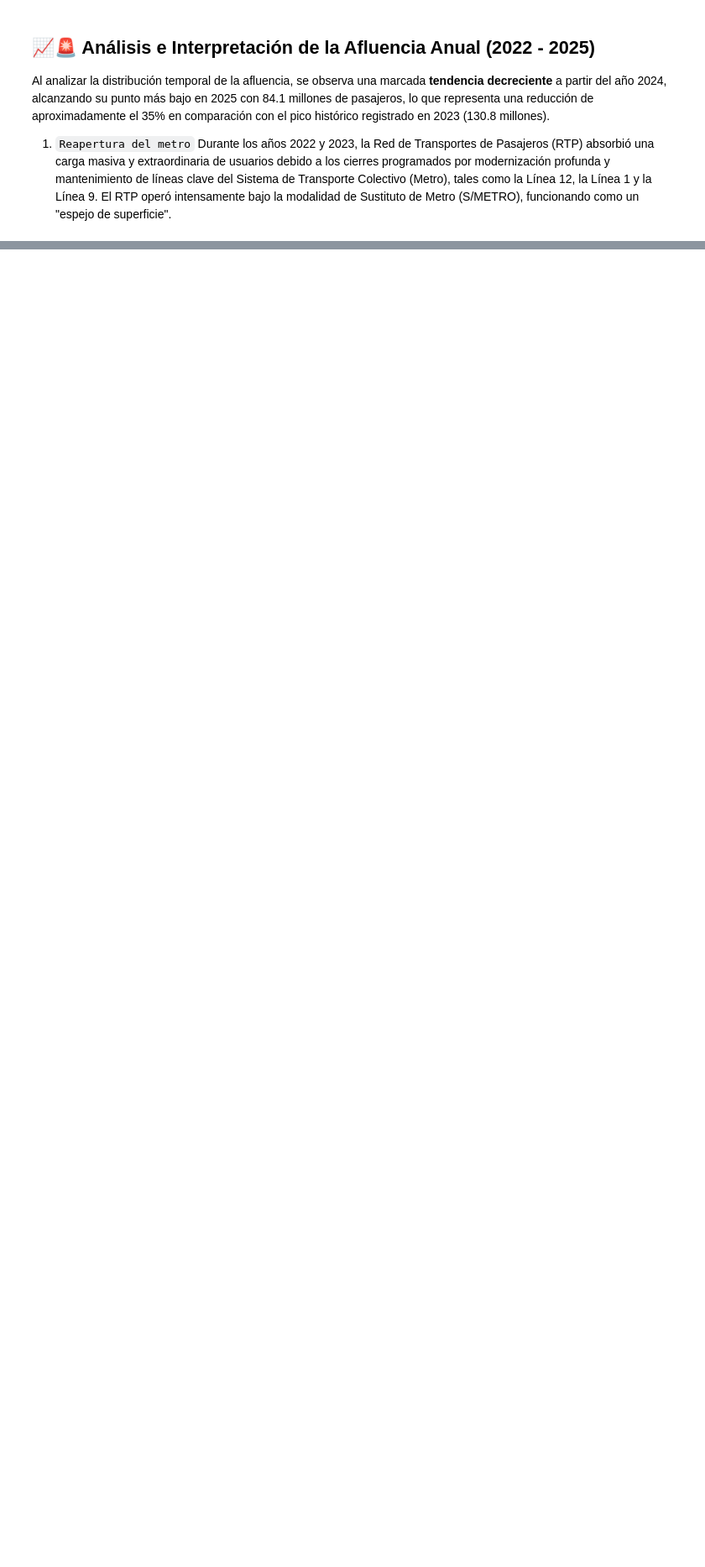
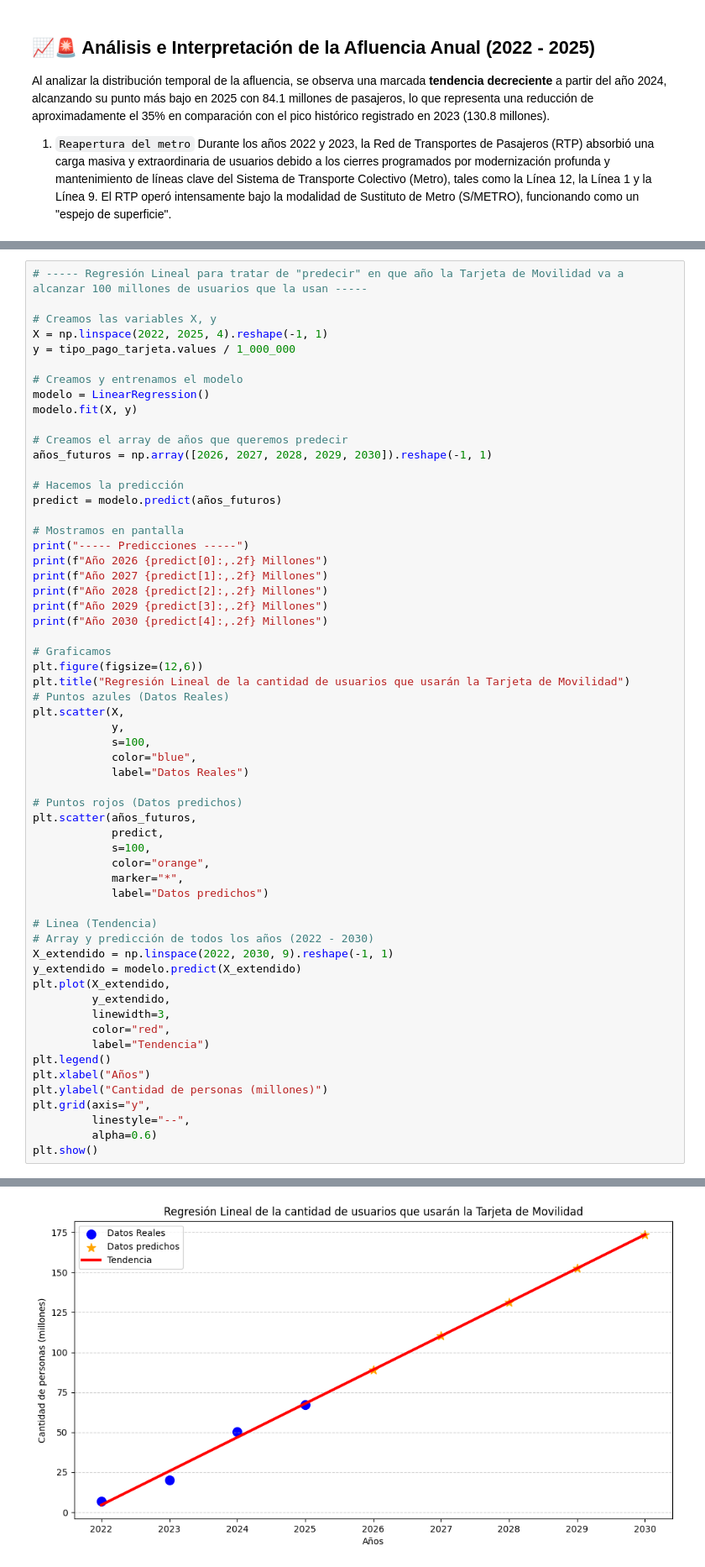
Before and after one commit to K4lilinuxX/CDMX, a Jupyter notebook: RTP-CDMX/afluencia_rtp_cdmx.ipynb, the cells around one changed output, grey strips where cells are left out. Shown at 84% size. Cells and saved outputs as stored; diff of their text form; blank space fills up the shorter version.

Commit message:
Hice una Regresión Lineal para tratar de "predecir" en que año la Tarjeta de Movilidad va a alcanzar 100 millones de usuarios que la usan

```diff
--- a/RTP-CDMX/afluencia_rtp_cdmx.ipynb
+++ b/RTP-CDMX/afluencia_rtp_cdmx.ipynb
@@ -350,3 +350,63 @@ Name: afluencia, dtype: float64
 Name: afluencia, dtype: float64
 <matplotlib.legend.Legend at 0x...>
 [figure]
+# %%
+# ----- Regresión Lineal para tratar de "predecir" en que año la Tarjeta de Movilidad va a alcanzar 100 millones de usuarios que la usan -----
+
+# Creamos las variables X, y
+X = np.linspace(2022, 2025, 4).reshape(-1, 1)
+y = tipo_pago_tarjeta.values / 1_000_000
+
+# Creamos y entrenamos el modelo
+modelo = LinearRegression()
+modelo.fit(X, y)
+
+# Creamos el array de años que queremos predecir
+años_futuros = np.array([2026, 2027, 2028, 2029, 2030]).reshape(-1, 1)
+
+# Hacemos la predicción
+predict = modelo.predict(años_futuros)
+
+# Mostramos en pantalla
+print("----- Predicciones -----")
+print(f"Año 2026 {predict[0]:,.2f} Millones")
+print(f"Año 2027 {predict[1]:,.2f} Millones")
+print(f"Año 2028 {predict[2]:,.2f} Millones")
+print(f"Año 2029 {predict[3]:,.2f} Millones")
+print(f"Año 2030 {predict[4]:,.2f} Millones")
+
+# Graficamos
+plt.figure(figsize=(12,6))
+plt.title("Regresión Lineal de la cantidad de usuarios que usarán la Tarjeta de Movilidad")
+# Puntos azules (Datos Reales)
+plt.scatter(X,
+            y,
+            s=100,
+            color="blue",
+            label="Datos Reales")
+
+# Puntos rojos (Datos predichos)
+plt.scatter(años_futuros,
+            predict,
+            s=100,
+            color="orange",
+            marker="*",
+            label="Datos predichos")
+
+# Linea (Tendencia)
+# Array y predicción de todos los años (2022 - 2030)
+X_extendido = np.linspace(2022, 2030, 9).reshape(-1, 1)
+y_extendido = modelo.predict(X_extendido)
+plt.plot(X_extendido,
+         y_extendido,
+         linewidth=3,
+         color="red",
+         label="Tendencia")
+plt.legend()
+plt.xlabel("Años")
+plt.ylabel("Cantidad de personas (millones)")
+plt.grid(axis="y",
+         linestyle="--",
+         alpha=0.6)
+plt.show()
+# %% [output]
@@ -352,0 +419 @@ Name: afluencia, dtype: float64
+[figure, added]
```
Also changed, not shown: parts of 1 cell of this notebook.
